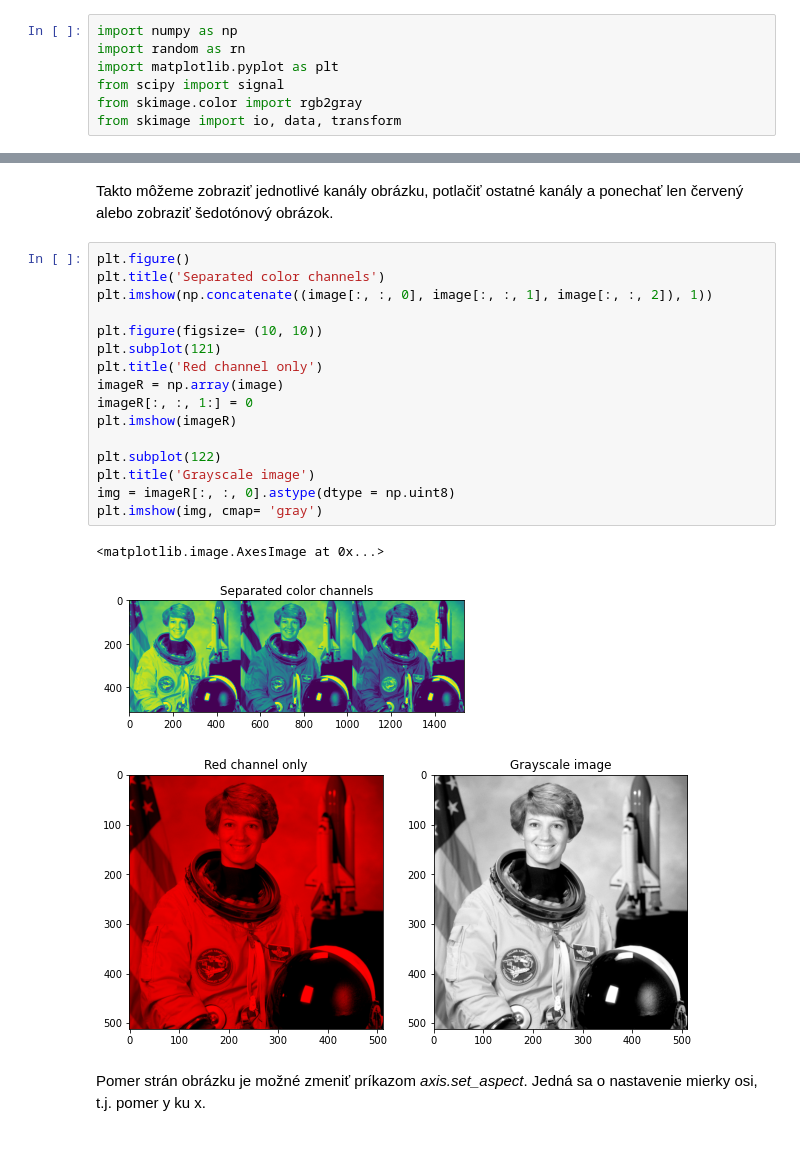
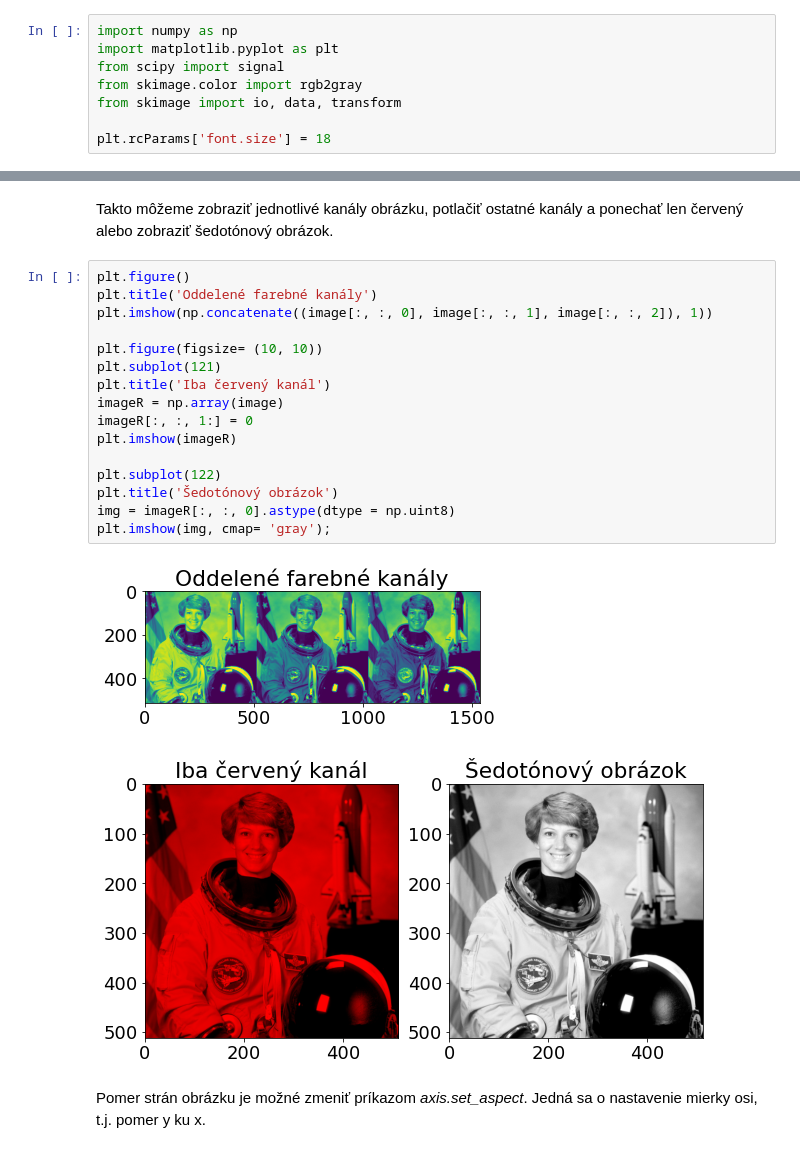
Before and after one commit to Miro001/computer-vision, a Jupyter notebook: 3. Zakladne operacie s obrazom.ipynb, the cells around one changed output, grey strips where cells are left out. Cells and saved outputs as stored; diff of their text form.

```diff
--- a/3. Zakladne operacie s obrazom.ipynb
+++ b/3. Zakladne operacie s obrazom.ipynb
@@ -2,10 +2,11 @@
 # 3. Základné operácie s obrazmi
 # %%
 import numpy as np
-import random as rn
 import matplotlib.pyplot as plt
 from scipy import signal
 from skimage.color import rgb2gray
 from skimage import io, data, transform
+
+plt.rcParams['font.size'] = 18
 # %%
 x = np.linspace(0, 5*np.pi, 500)
@@ -47,24 +46,23 @@ Takto môžeme zobraziť jednotlivé kanály obrázku, potlačiť ostatné kaná
 len červený alebo zobraziť šedotónový obrázok.
 # %%
 plt.figure()
-plt.title('Separated color channels')
+plt.title('Oddelené farebné kanály')
 plt.imshow(np.concatenate((image[:, :, 0], image[:, :, 1], image[:, :, 2]), 1))
 
 plt.figure(figsize= (10, 10))
 plt.subplot(121)
-plt.title('Red channel only')
+plt.title('Iba červený kanál')
 imageR = np.array(image)
 imageR[:, :, 1:] = 0
 plt.imshow(imageR)
 
 plt.subplot(122)
-plt.title('Grayscale image')
+plt.title('Šedotónový obrázok')
 img = imageR[:, :, 0].astype(dtype = np.uint8)
-plt.imshow(img, cmap= 'gray')
+plt.imshow(img, cmap= 'gray');
 # %% [output]
-<matplotlib.image.AxesImage at 0x...>
-[figure, old version]
+[figure, new version]
-[figure, old version]
+[figure, new version]
 # %% [markdown]
 Pomer strán obrázku je možné zmeniť príkazom *axis.set_aspect*. Jedná sa o nastavenie mierky
 osi, t.j. pomer y ku x.
```
Also changed, not shown: parts of 10 cells of this notebook.
